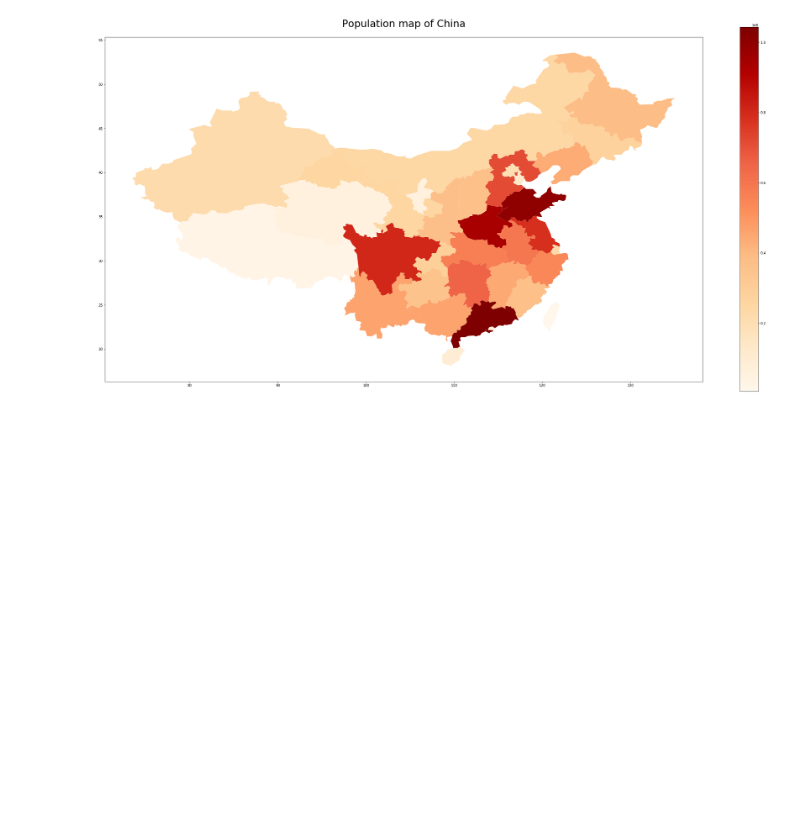
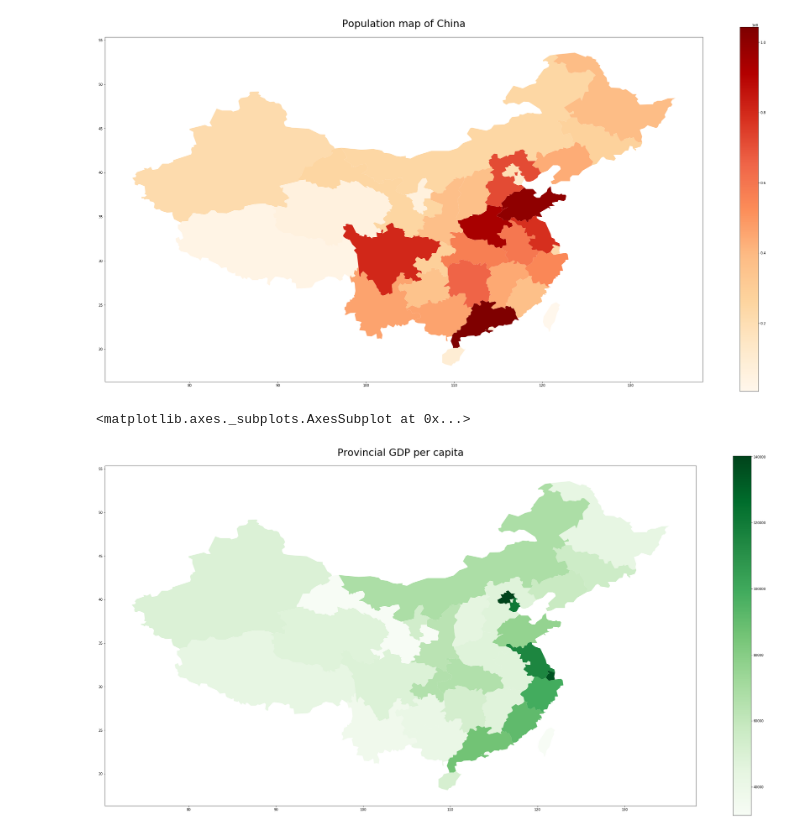
Before and after one commit to simprism/china-population-map, a Jupyter notebook: china-map.ipynb, the cells around one changed output. Saved outputs shown, nothing was run; the diff lists cells and outputs as text; code cells hidden in the pictures; blank space fills up the shorter version.

Commit message:
added GDPpc map

```diff
--- a/china-map.ipynb
+++ b/china-map.ipynb
@@ -30,4 +30,6 @@ df_places.dropna(how='any')
 # %%
 df_places['population'] = df_places['population'].str.replace(',','')
+# %%
+df_places['GDPpc'] = df_places['GDPpc'].str.replace(',','')
 # %%
 print(type(df_places.loc[0,'population']))
@@ -36,5 +40,6 @@ print(type(df_places.loc[0,'population']))
 # %%
 df_places['population'] = pd.to_numeric(df_places['population'], errors='coerce')
+df_places['GDPpc'] = pd.to_numeric(df_places['GDPpc'], errors='coerce')
 # %%
 fig, ax = plt.subplots(1, 1)
 plt.title("Population map of China", fontsize=30, pad=30)
@@ -42,3 +47,10 @@ df_places.plot(column='population', ax=ax, legend=True, cmap='OrRd')
 # %% [output]
 <matplotlib.axes._subplots.AxesSubplot at 0x...>
 [figure]
+# %%
+fig, ax = plt.subplots(1, 1)
+plt.title("Provincial GDP per capita", fontsize=30, pad=30)
+df_places.plot(column='GDPpc', ax=ax, legend=True, cmap='Greens')
+# %% [output]
+<matplotlib.axes._subplots.AxesSubplot at 0x...>
+[figure, added]
```
Also changed, not shown: parts of 2 cells of this notebook.
